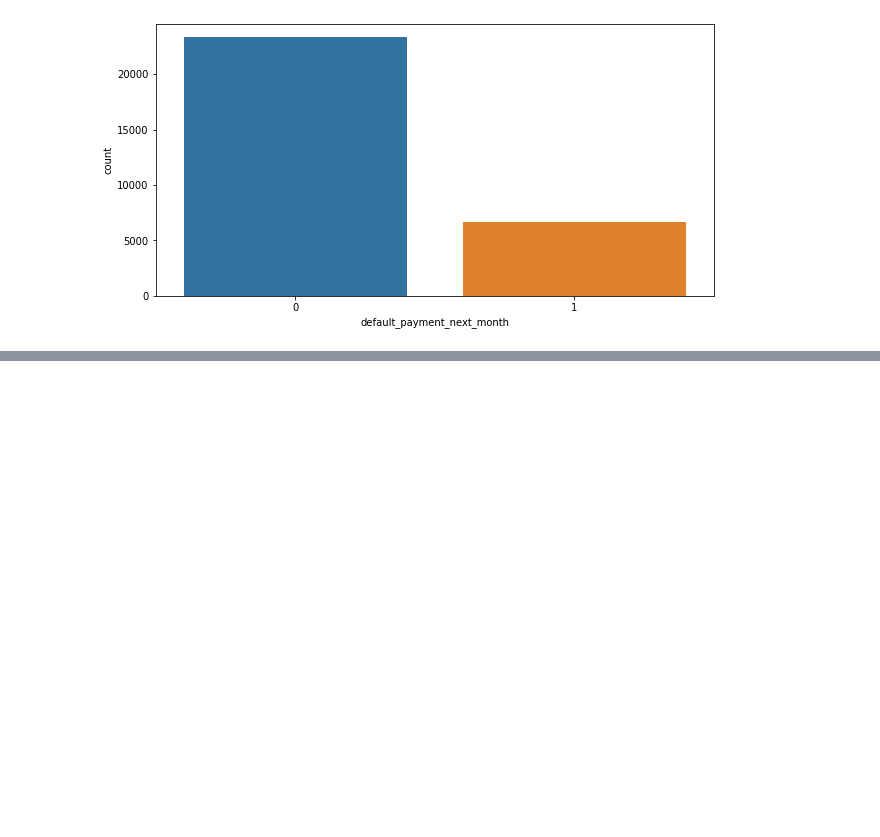
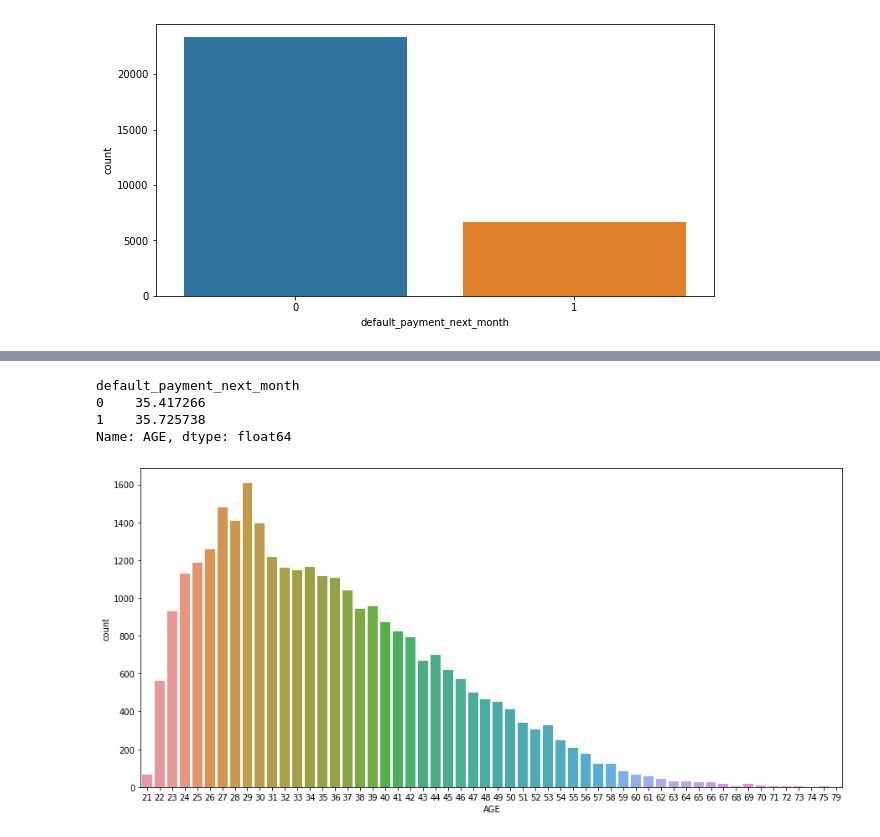
Before and after one commit to Tanushri920/Credit-card-default-Prediction, a Jupyter notebook: Credit_Card_Default_Prediction_Capstone_Project.ipynb, the cells around one changed output, grey strips where cells are left out. Cells and saved outputs as stored; diff of their text form; code cells hidden in the pictures; blank space fills up the shorter version.

```diff
--- a/Credit_Card_Default_Prediction_Capstone_Project.ipynb
+++ b/Credit_Card_Default_Prediction_Capstone_Project.ipynb
@@ -355,0 +515,17 @@ sns.countplot(x = 'default_payment_next_month', data = credit_df)
+# %%
+#check the mean of the age group rescpective to the default_payment_next_month
+credit_df.groupby('default_payment_next_month')['AGE'].mean()
+# %% [output]
+default_payment_next_month
+0    35.417266
+1    35.725738
+Name: AGE, dtype: float64
+# %%
+credit_df = credit_df.astype('int')
+# %%
+#plotting the count plot to vizualize the data distribution
+plt.figure(figsize=(15,7))
+sns.countplot(x = 'AGE', data = credit_df)
+plt.show()
+# %% [output]
+[figure, added]
```
Also changed, not shown: parts of 44 cells of this notebook.
